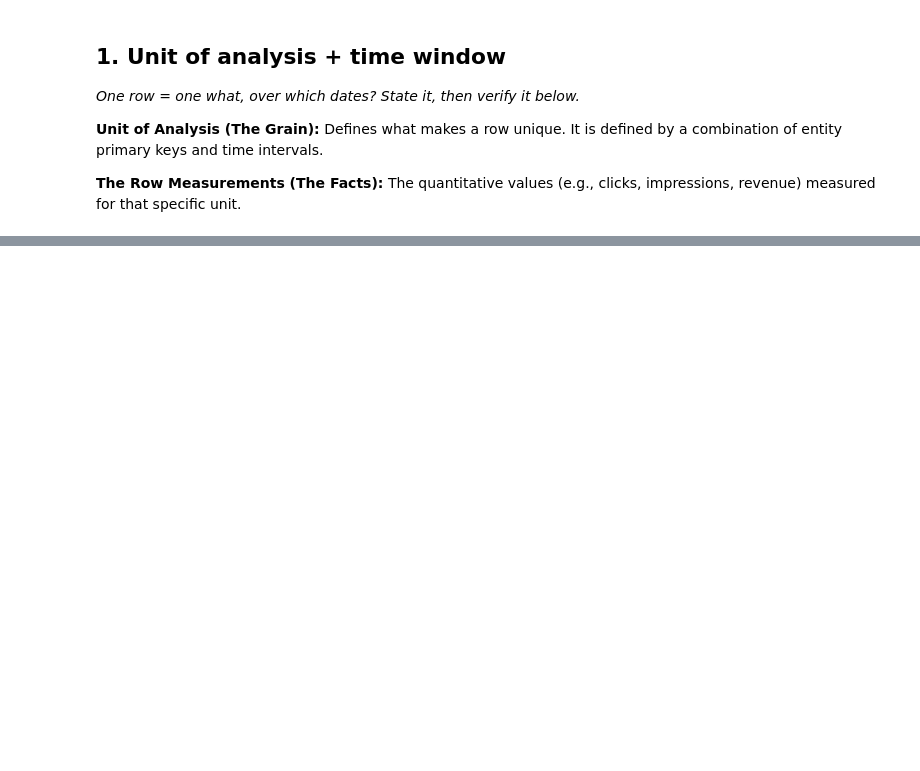
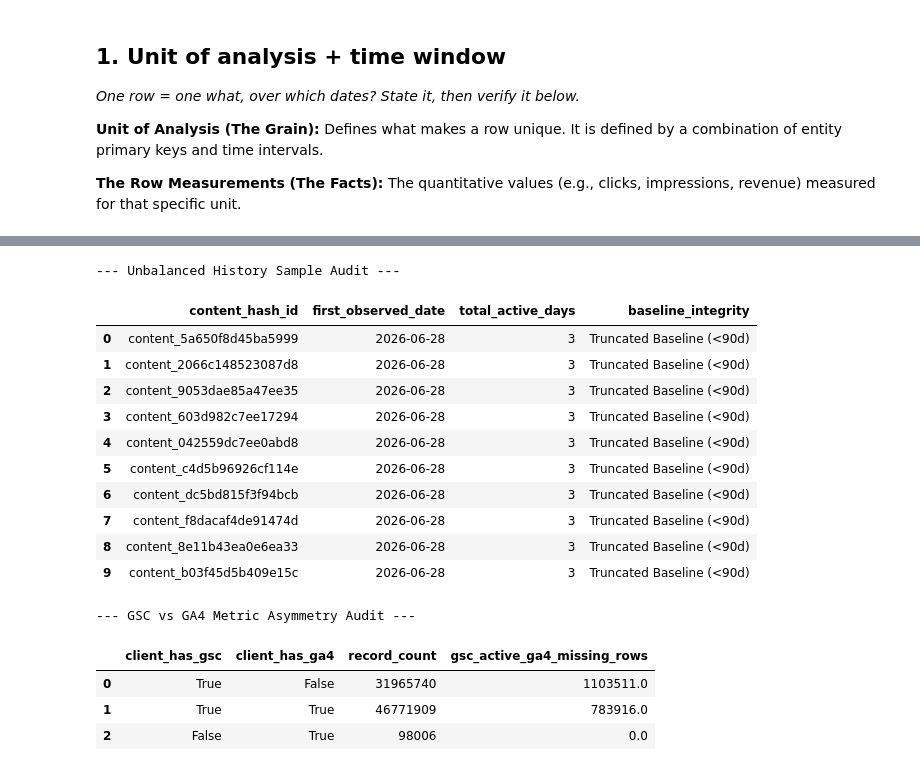
Before and after one commit to Musadiq8699/flyrank-ml-internship, a Jupyter notebook: work/notebooks/w03_data_contract.ipynb, the cells around one changed output, grey strips where cells are left out. Drawn from its saved outputs; the diff is of its cells as text; code cells hidden in the pictures; blank space fills up the shorter version.

```diff
--- a/work/notebooks/w03_data_contract.ipynb
+++ b/work/notebooks/w03_data_contract.ipynb
@@ -82,0 +248,80 @@ Columns in fact table: ['report_date', 'client_hash_id', 'content_hash_id', 'cli
+# %%
+# This cell is for CODE (numbers, a query, a check).
+# Write your text answer in the cell ABOVE this one — typing sentences here breaks Run All.
+
+# 4. Data limits (Unbalanced history, GSC/GA4 asymmetry, window limitations)
+
+# Limit 1: Identify pages with unbalanced history (< 90 days observation window)
+unbalanced_history = con.execute("""
+WITH dataset_max AS (
+    SELECT MAX(report_date) AS max_dt FROM fact_table
+)
+SELECT
+    f.content_hash_id,
+    MIN(f.report_date) AS first_observed_date,
+    COUNT(DISTINCT f.report_date) AS total_active_days,
+    CASE
+        WHEN MIN(f.report_date) > (SELECT max_dt - INTERVAL 90 DAY FROM dataset_max)
+        THEN 'Truncated Baseline (<90d)'
+        ELSE 'Complete History'
+    END AS baseline_integrity
+FROM fact_table f
+GROUP BY f.content_hash_id
+ORDER BY total_active_days ASC
+LIMIT 10;
+""").df()
+print("--- Unbalanced History Sample Audit ---")
+display(unbalanced_history)
+
+# Limit 2: Quantify GSC vs GA4 Metric Asymmetry
+asymmetry_audit = con.execute("""
+SELECT
+    client_has_gsc,
+    client_has_ga4,
+    COUNT(*) AS record_count,
+    SUM(CASE WHEN gsc_clicks > 0 AND (ga4_sessions IS NULL OR ga4_sessions = 0) THEN 1 ELSE 0 END) AS gsc_active_ga4_missing_rows
+FROM fact_table
+GROUP BY client_has_gsc, client_has_ga4;
+""").df()
+print("\n--- GSC vs GA4 Metric Asymmetry Audit ---")
+display(asymmetry_audit)
+
+# Limit 3: Total Percentage of Assets Impacted by Truncated Baselines
+baseline_impact_pct = con.execute("""
+WITH dataset_max AS (
+    SELECT MAX(report_date) AS max_dt FROM fact_table
+),
+page_lifespans AS (
+    SELECT
+        content_hash_id,
+        MIN(report_date) AS min_dt
+    FROM fact_table
+    GROUP BY content_hash_id
+)
+SELECT
+    COUNT(*) AS total_unique_pages,
+    SUM(CASE WHEN min_dt > (max_dt - INTERVAL 90 DAY) THEN 1 ELSE 0 END) AS truncated_pages,
+    ROUND(100.0 * SUM(CASE WHEN min_dt > (max_dt - INTERVAL 90 DAY) THEN 1 ELSE 0 END) / COUNT(*), 2) AS pct_pages_with_unbalanced_history
+FROM page_lifespans
+CROSS JOIN dataset_max;
+""").df()
+print("\n--- Queue Limit Impact Analysis ---")
+display(baseline_impact_pct)
+# %% [output]
+--- Unbalanced History Sample Audit ---
+|  | content_hash_id | first_observed_date | total_active_days | baseline_integrity |
+| 0 | content_5a650f8d45ba5999 | 2026-06-28 | 3 | Truncated Baseline (<90d) |
+| 1 | content_2066c148523087d8 | 2026-06-28 | 3 | Truncated Baseline (<90d) |
+| 2 | content_9053dae85a47ee35 | 2026-06-28 | 3 | Truncated Baseline (<90d) |
+| 3 | content_603d982c7ee17294 | 2026-06-28 | 3 | Truncated Baseline (<90d) |
+| 4 | content_042559dc7ee0abd8 | 2026-06-28 | 3 | Truncated Baseline (<90d) |
+| 5 | content_c4d5b96926cf114e | 2026-06-28 | 3 | Truncated Baseline (<90d) |
+| 6 | content_dc5bd815f3f94bcb | 2026-06-28 | 3 | Truncated Baseline (<90d) |
+| 7 | content_f8dacaf4de91474d | 2026-06-28 | 3 | Truncated Baseline (<90d) |
+| 8 | content_8e11b43ea0e6ea33 | 2026-06-28 | 3 | Truncated Baseline (<90d) |
+| 9 | content_b03f45d5b409e15c | 2026-06-28 | 3 | Truncated Baseline (<90d) |
+--- GSC vs GA4 Metric Asymmetry Audit ---
+|  | client_has_gsc | client_has_ga4 | record_count | gsc_active_ga4_missing_rows |
+| 0 | True | False | 31965740 | 1103511.0 |
+| 1 | True | True | 46771909 | 783916.0 |
+| 2 | False | True | 98006 | 0.0 |
```
Also changed, not shown: parts of 15 cells of this notebook.
